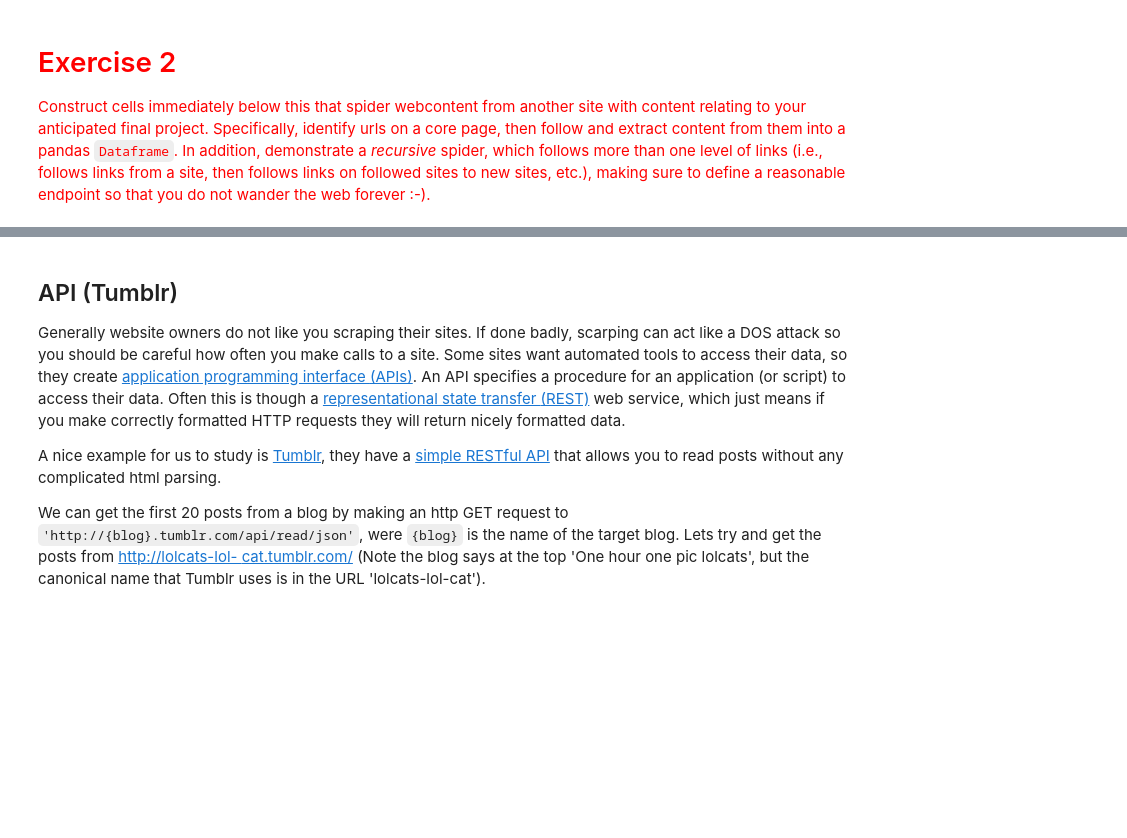
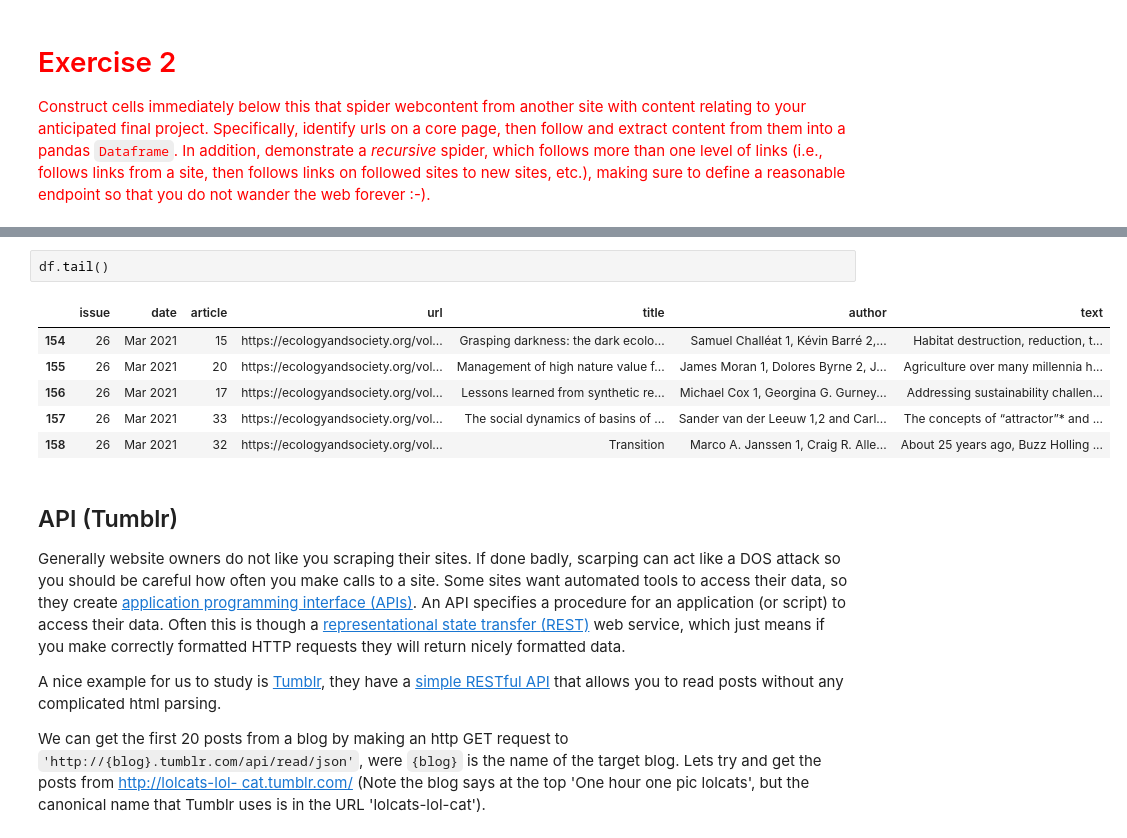
Before and after one commit to mikepackard415/soci40133-content-analysis, a Jupyter notebook: week-1/Measuring-Meaning-and-Sampling.ipynb, the cells around one changed output, grey strips where cells are left out. Cells and saved outputs as stored; diff of their text form; blank space fills up the shorter version.

```diff
--- a/week-1/Measuring-Meaning-and-Sampling.ipynb
+++ b/week-1/Measuring-Meaning-and-Sampling.ipynb
@@ -398,3 +614,12 @@ contentParagraphsDF
+# %%
+df.tail()
+# %% [output]
+|  | issue | date | article | url | title | author | text |
+| 154 | 26 | Mar 2021 | 15 | https://ecologyandsociety.org/vol... | Grasping darkness: the dark ecolo... | Samuel Challéat 1, Kévin Barré 2,... | Habitat destruction, reduction, t... |
+| 155 | 26 | Mar 2021 | 20 | https://ecologyandsociety.org/vol... | Management of high nature value f... | James Moran 1, Dolores Byrne 2, J... | Agriculture over many millennia h... |
+| 156 | 26 | Mar 2021 | 17 | https://ecologyandsociety.org/vol... | Lessons learned from synthetic re... | Michael Cox 1, Georgina G. Gurney... | Addressing sustainability challen... |
+| 157 | 26 | Mar 2021 | 33 | https://ecologyandsociety.org/vol... | The social dynamics of basins of ... | Sander van der Leeuw 1,2 and Carl... | The concepts of “attractor”* and ... |
+| 158 | 26 | Mar 2021 | 32 | https://ecologyandsociety.org/vol... | Transition | Marco A. Janssen 1, Craig R. Alle... | About 25 years ago, Buzz Holling ... |
 # %% [markdown]
 ## API (Tumblr)
 
```
Also changed, not shown: parts of 50 cells of this notebook, 5 other files.
